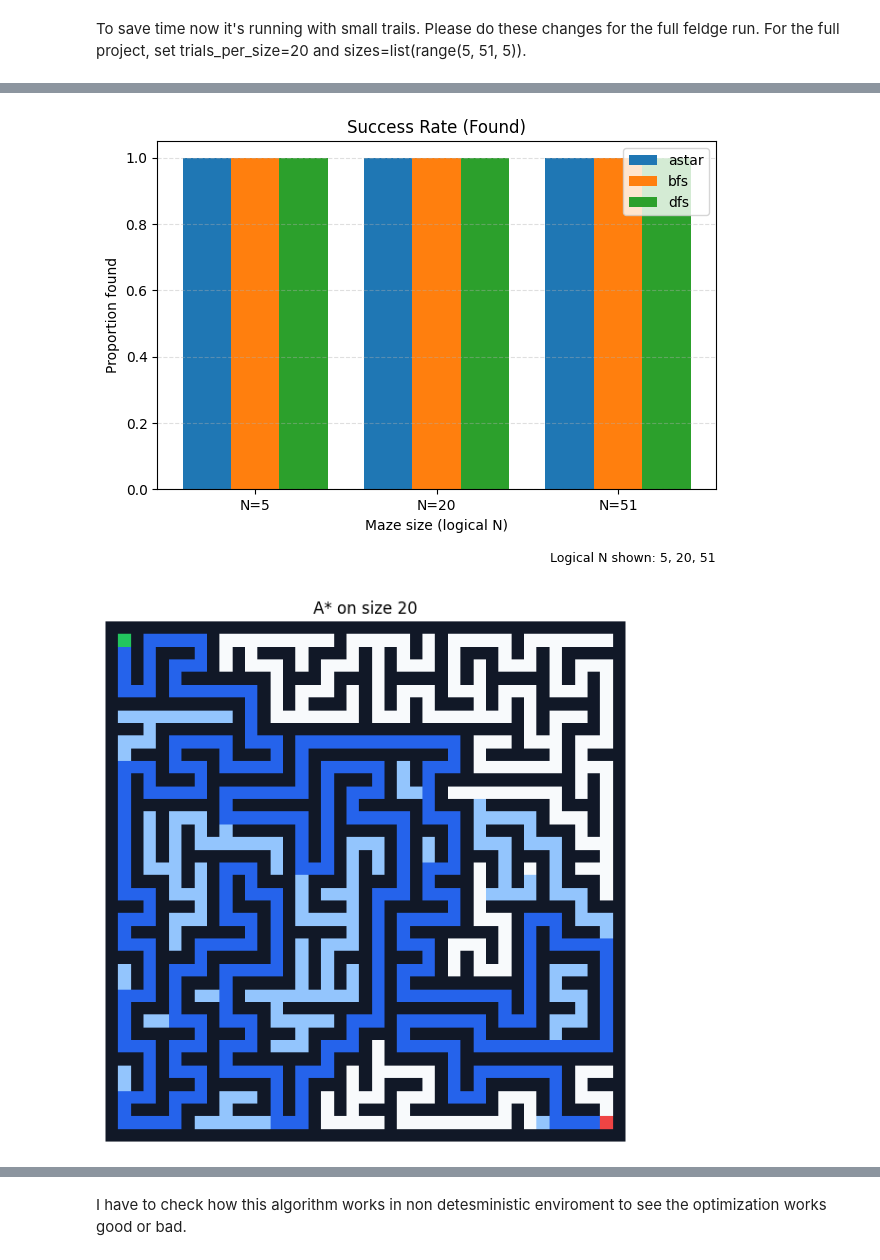
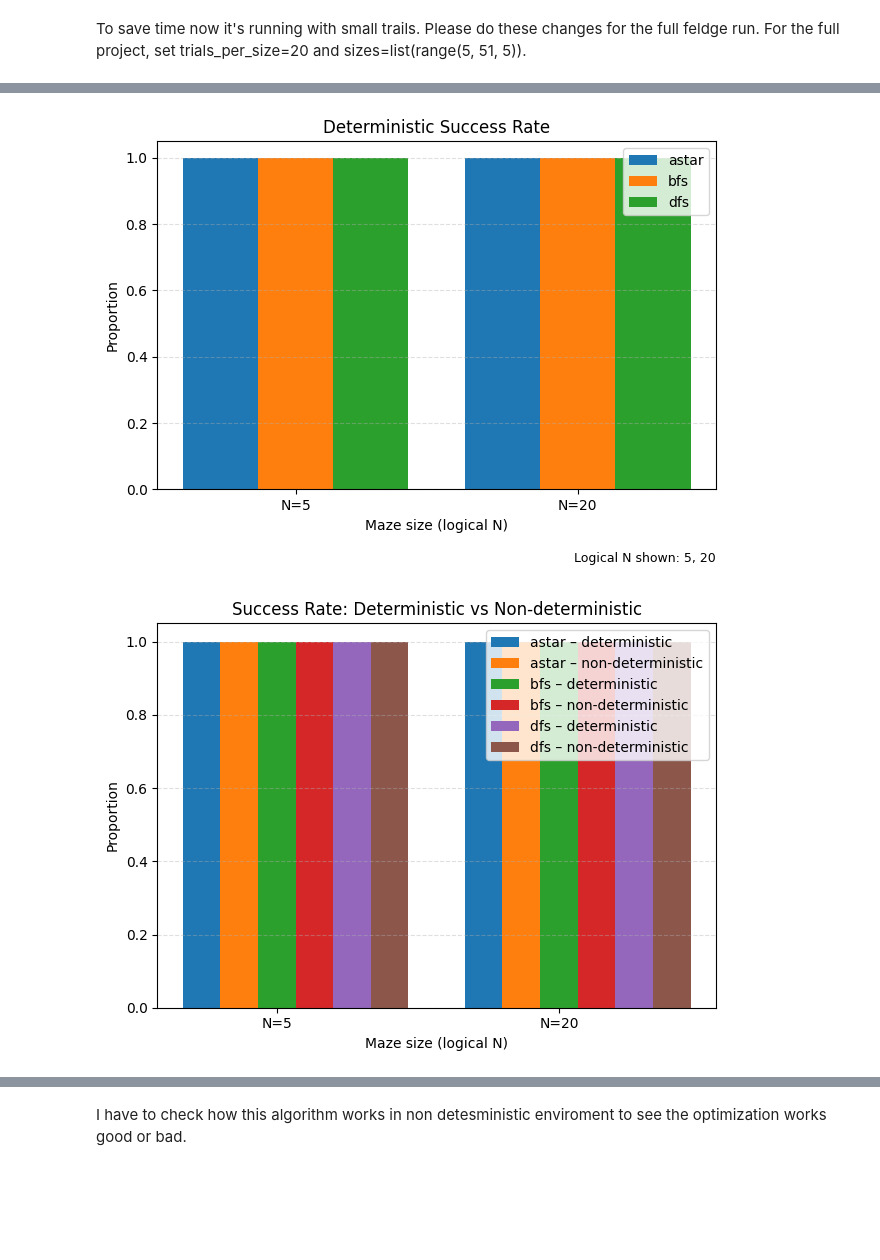
Before and after one commit to kazisohrabuddintitu/Maze_project, a Jupyter notebook: Maze_Project.ipynb, the cells around one changed output, grey strips where cells are left out. Saved outputs shown, nothing was run; the diff lists cells and outputs as text; code cells hidden in the pictures; blank space fills up the shorter version.

Commit message:
added non deterministic environment

```diff
--- a/Maze_Project.ipynb
+++ b/Maze_Project.ipynb
@@ -18,17 +17,11 @@ from matplotlib.animation import FuncAnimation, PillowWriter
 ## Maze Generation
 # %%
 def generate_maze_cells(rows: int, cols: int, seed: Optional[int] = None) -> List[List[str]]:
-    """
-    Generate a perfect maze using recursive backtracker.
-    Input rows, cols refer to logical cells. Output grid size is (2*rows+1) x (2*cols+1)
-    with '#' for walls and '.' for passages.
-    """
     if seed is not None:
         random.seed(seed)
     H = 2 * rows + 1
     W = 2 * cols + 1
     grid = [['#'] * W for _ in range(H)]
-    # Start cell at (1,1)
     stack = []
     start = (1, 1)
     grid[start[0]][start[1]] = '.'
@@ -44,7 +37,6 @@ def generate_maze_cells(rows: int, cols: int, seed: Optional[int] = None) -> Lis
                 neighbors.append((nr, nc))
         if neighbors:
             nr, nc = random.choice(neighbors)
-            # Carve wall between (r,c) and (nr,nc)
             wall_r, wall_c = (r + nr) // 2, (c + nc) // 2
             grid[wall_r][wall_c] = '.'
             grid[nr][nc] = '.'
@@ -561,7 +798,7 @@ def demo_one_run(size=7, algorithm='astar', seed=None):
     print(f"Max Frontier Size: {res['max_frontier']}")
     print(f"Path Length (steps): {res['path_length']}")
 
-# ===== main =====
+# main
 if __name__ == "__main__":
     demo_one_run(size=20, algorithm='bfs', seed=42)
     print("\n---\n")
@@ -569,8 +806,7 @@ if __name__ == "__main__":
     print("\n---\n")
     demo_one_run(size=20, algorithm='astar', seed=42)
 
-
-    sizes_demo = [5, 20, 51]
+    sizes_demo = [5, 20]
     all_results = run_experiments(
         sizes=sizes_demo,
         trials_per_size=3,
@@ -578,26 +814,22 @@ if __name__ == "__main__":
         max_examples_to_show=1
     )
 
-
+    # Tidy + plots
     df = experiments_to_dataframe(all_results)
     summary = summarize_results(df)
     print("\nTidy summary (first rows):\n", summary.head(8).to_string(index=False))
+
+    # Deterministic-only overview
     plot_all(summary)
+
+    # Direct deterministic vs non-deterministic comparisons
+    plot_det_vs_nd(summary)
 
 
     sample = all_results[(20, 'astar')][0]
-
-    render_static(sample['grid'], path=sample['path'],
+    render_static(sample['grid'], path=sample.get('path'),
                   start=sample.get('start'), goal=sample.get('goal'),
                   explored=sample.get('visited_order'), title="A* on size 20")
-
-
-    anim = animate_solution(sample['grid'], sample['path'],
-                            start=sample.get('start'), goal=sample.get('goal'),
-                            explored=sample.get('visited_order'),
-                            fps=25, cell_grid=True,
-                            save_gif=None,
-                            save_mp4=None)
 # %% [output]
 Demo run: logical size 20 x 20 (char-grid 41x41), algorithm=bfs
 #########################################
@@ -623,2 +855,2 @@ Demo run: logical size 20 x 20 (char-grid 41x41), algorithm=bfs
-[figure, old version]
+[figure, new version]
-[figure, old version]
+[figure, new version]
```
Also changed, not shown: parts of 14 cells of this notebook.
